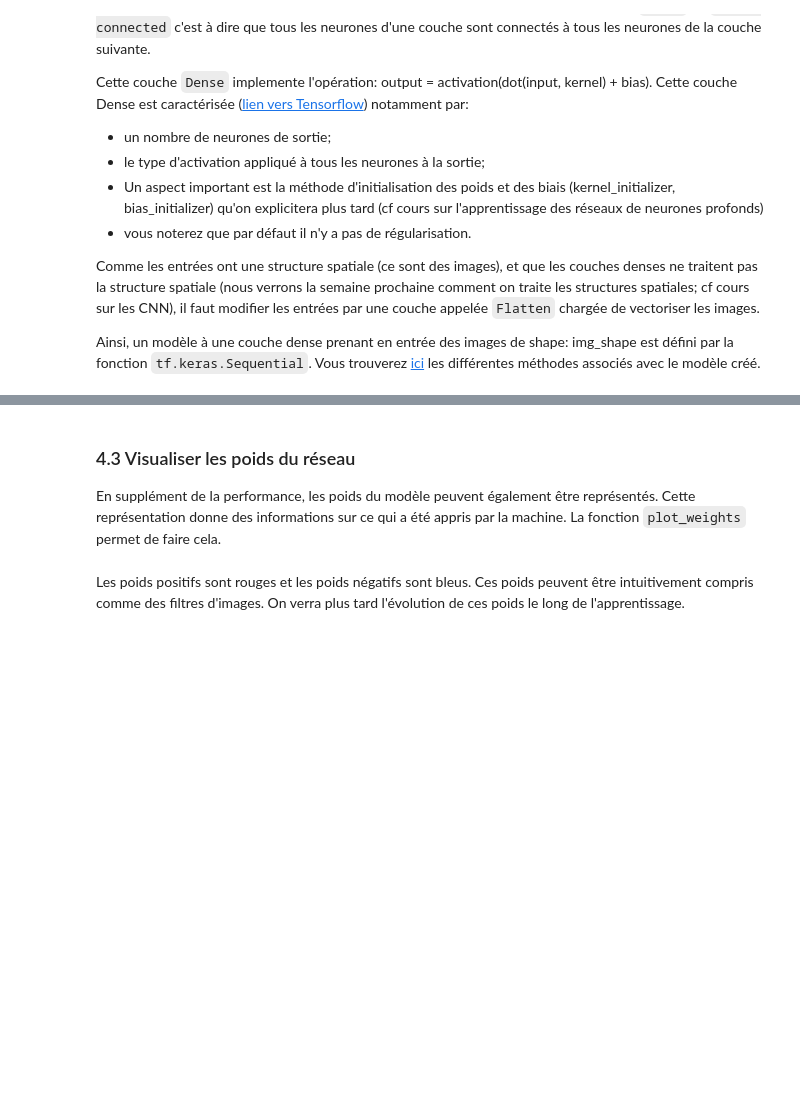
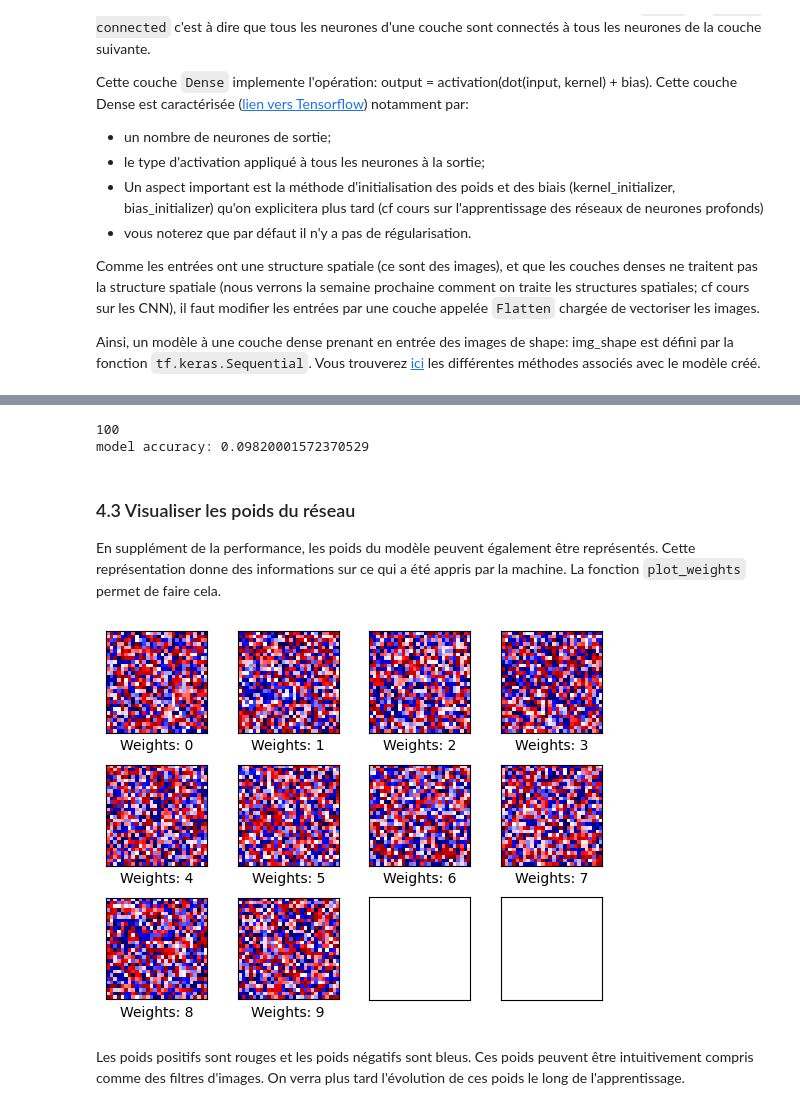
Before and after one commit to MelDubi/depot-ensta-python, a Jupyter notebook: machine_learning/tp7/code_bis/partie2.ipynb, the cells around one changed output, grey strips where cells are left out. Cells and saved outputs as stored; diff of their text form; code cells hidden in the pictures; blank space fills up the shorter version.

```diff
--- a/machine_learning/tp7/code_bis/partie2.ipynb
+++ b/machine_learning/tp7/code_bis/partie2.ipynb
@@ -108,13 +133,13 @@ print("- Testing-set:\t\t{}".format(num_examples_test))
 # ----------- Your code here --------------------->
 
 # shape of one image MNIST
-img_shape = ...
+img_shape = ds_info.features["image"].shape[:2] # 2 premiers éléments
 
 # Number of colour channels for the images: 1 channel for gray-scale.
-num_channels = ...
+num_channels = ds_info.features["image"].shape[-1] # Dernier élément
 
 # Number of classes, one class for each of 10 digits.
-num_classes = ...
+num_classes = ds_info.features["label"].num_classes
 
 # ------------------------------------------------>
 
@@ -124,6 +149,8 @@ num_classes = ...
 #img_nbLin, img_nbCol, img_nbChan = img_shape
 #img_size_flat = img_nbLin* img_nbCol
 
+print(ds_info.features["image"])
+
 print(img_shape)
 print(num_channels)
 print(num_classes)
@@ -286,6 +358,9 @@ Quelques questions auxquelles vous devez répondre pour comprendre ce code:
 #  1- appliquer le modèle pour obtenir les prédictions sur un batch d'images
 #  2- évaluer les performances en calculant l'accuracy
 #  3- recommencer en épuisant les batchs de données de tests (for loop)
+
+
+print(len(ds_test));
 
 def eval_loop():
 
@@ -311,6 +386,9 @@ def eval_loop():
 
 #
 eval_loop()
+# %% [output]
+100
+model accuracy: 0.09820001572370529
 # %% [markdown]
 ### 4.3 Visualiser les poids du réseau
 
@@ -336,34 +414,36 @@ def plot_weights(weights, img_shape):
             if i < 10:
                 # Get the weights for the i'th digit and reshape it.
                 # Note that w.shape == (img_size_flat, 10)
                 image = weights[:, i].reshape(img_shape)
 
                 # Set the label for the sub-plot.
                 ax.set_xlabel("Weights: {0}".format(i))
 
                 # Plot the image.
                 ax.imshow(image, vmin=w_min, vmax=w_max, cmap='seismic')
 
             # Remove ticks from each sub-plot.
             ax.set_xticks([])
             ax.set_yticks([])
 
         # Ensure the plot is shown correctly with multiple plots
         # in a single Notebook cell.
         plt.show()
 
 
 
 
 # ----------- Your code here --------------------->
 # Get the values for the weights from the TensorFlow variable (méthode get_weights).
 
-weights = ...
+weights = model.get_weights()[0]
 
 # ------------------------------------------------>
 
 # visualisation des poids
 plot_weights(weights, img_shape[0:2])
+# %% [output]
+[figure, added]
 # %% [markdown]
 Les poids positifs sont rouges et les poids négatifs sont bleus. Ces poids peuvent être intuitivement compris comme des filtres d'images. On verra plus tard l'évolution de ces poids le long de l'apprentissage.
 # %% [markdown]
```
Also changed, not shown: parts of 28 cells of this notebook, 1 other file.
